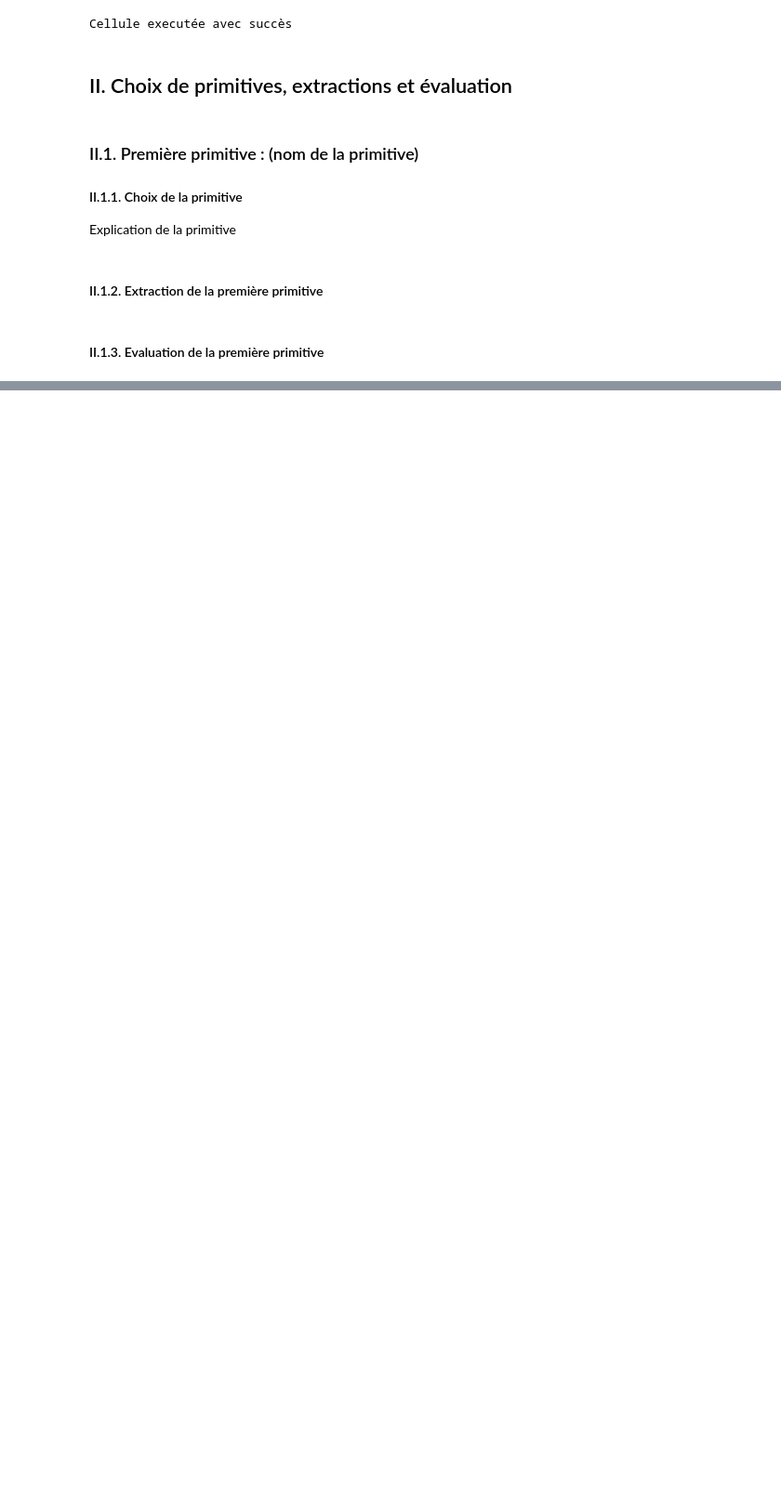
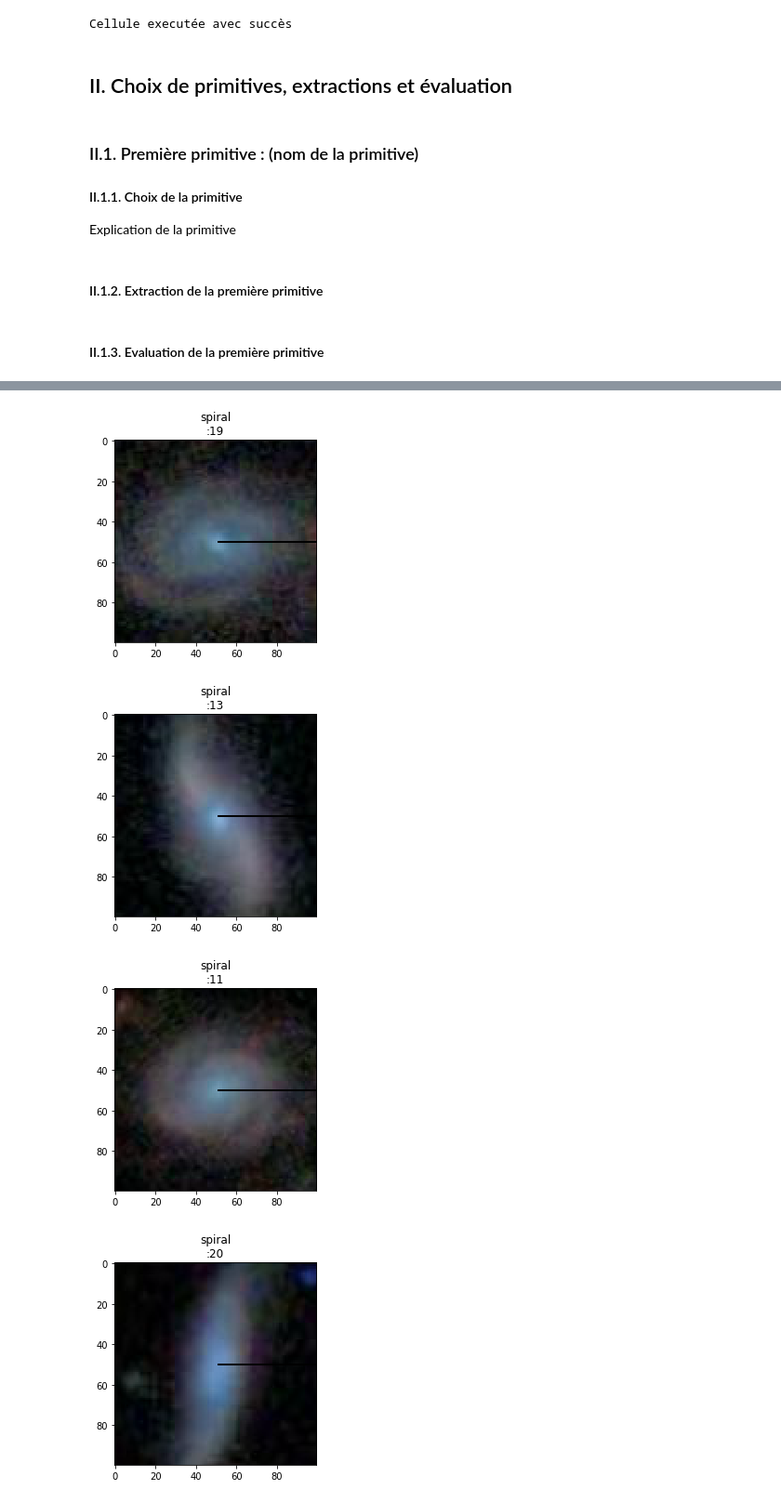
Before and after one commit to uvsq21501832/GIT_DEPOT_GTI770_TP01, a Jupyter notebook: TP01.ipynb, the cells around one changed output, grey strips where cells are left out. Shown at 93% size. Saved outputs shown, nothing was run; the diff lists cells and outputs as text; code cells hidden in the pictures; blank space fills up the shorter version.

```diff
--- a/TP01.ipynb
+++ b/TP01.ipynb
@@ -260,0 +269,71 @@ Explication de la primitive
+# %%
+count_data_set = 0
+nombre_point_lum_hors_centres = np.zeros(70, dtype="uint8")
+nombre_point_lum_hors_centre = 0
+for element in X_train_crop :
+    image = X_train_crop [count_data_set]
+    #Conversion de l'image en grayScale
+    image=image.astype(np.float32)
+    gray_image = cv2.cvtColor(image, cv2.COLOR_BGR2GRAY)
+    #On considère les pixels (50,50) à (50,100), soit 50 pixels
+    centre_x = 50
+    nombre_point_lum_hors_centre = 0
+
+    #h_d (horizontal->doite)
+    decal_hor_droite = centre_x+1
+    centre_lum_min_h_d = gray_image[centre_x][decal_hor_droite]
+
+    #d_d (diagonal->doite)
+    decal_diag_droite = centre_x+1
+    centre_lum_min_d_d = gray_image[centre_x][decal_diag_droite]
+
+    #d_g (diagonal->gauche)
+    decal_diag_gauche = centre_x-1
+    centre_lum_min_d_g = gray_image[centre_x][decal_diag_gauche]
+
+    #v_b (vertical->bas)
+    decal_vert_bas = centre_x-1
+    centre_lum_min_v_b = gray_image[centre_x][decal_vert_bas]
+
+    decal = 0
+    for j in gray_image :
+        #print(str(decal)+" "+str(gray_image[50][decal]))
+        #print(gray_image[200][decal])
+
+
+        #extraction horizontal->doite
+        if gray_image[centre_x][decal_hor_droite] >= centre_lum_min_h_d :
+            nombre_point_lum_hors_centre+=1
+        else :
+            centre_lum_min_h_d = gray_image[centre_x][decal_hor_droite]
+        image[centre_x][decal_hor_droite]= 0
+        decal_hor_droite+=1
+
+
+        #extraction diagonal->droite
+        #if gray_image[centre_x+decal+1][decal_diag_droite] >= centre_lum_min_d_d :
+         #   nombre_point_lum_hors_centre+=1
+        #else :
+        #    centre_lum_min_d_d = gray_image[[centre_x+decal+1][decal_diag_droite]
+        #image[centre_x+decal+1][decal_diag_droite] = 0
+        #decal_diag_droite+=1
+
+
+
+        decal+=1
+        if decal == 49 :
+            break
+
+    #print(nombre_point_lum_hors_centre)
+    nombre_point_lum_hors_centres[count_data_set] = nombre_point_lum_hors_centre
+    #print("===============")
+    plt.imshow(image/255)
+    plt.title(""+str(Y_train[count_data_set])+":"+str(nombre_point_lum_hors_centre))
+    plt.show()
+    count_data_set+=1
+#print(nombre_point_lum_hors_centres)
+# %% [output]
+[figure, added]
+[figure, added]
+[figure, added]
+[figure, added]
```
Also changed, not shown: parts of 8 cells of this notebook.
